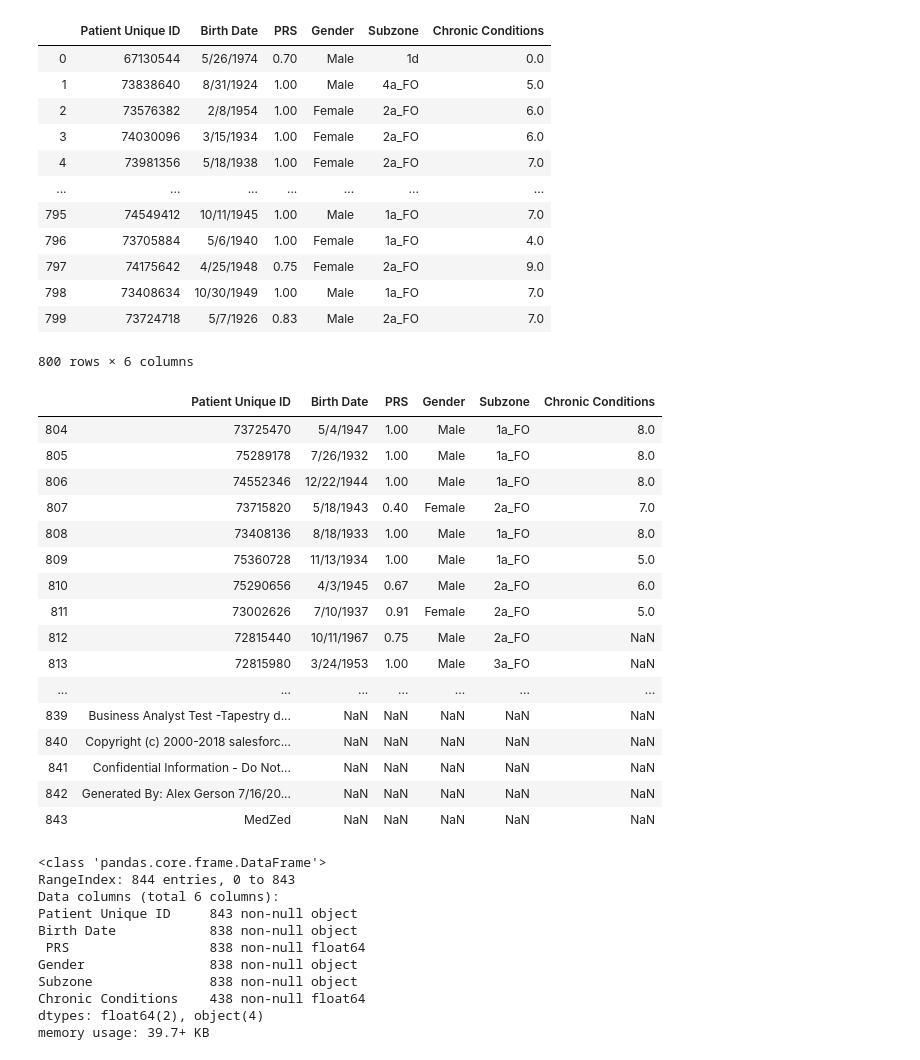
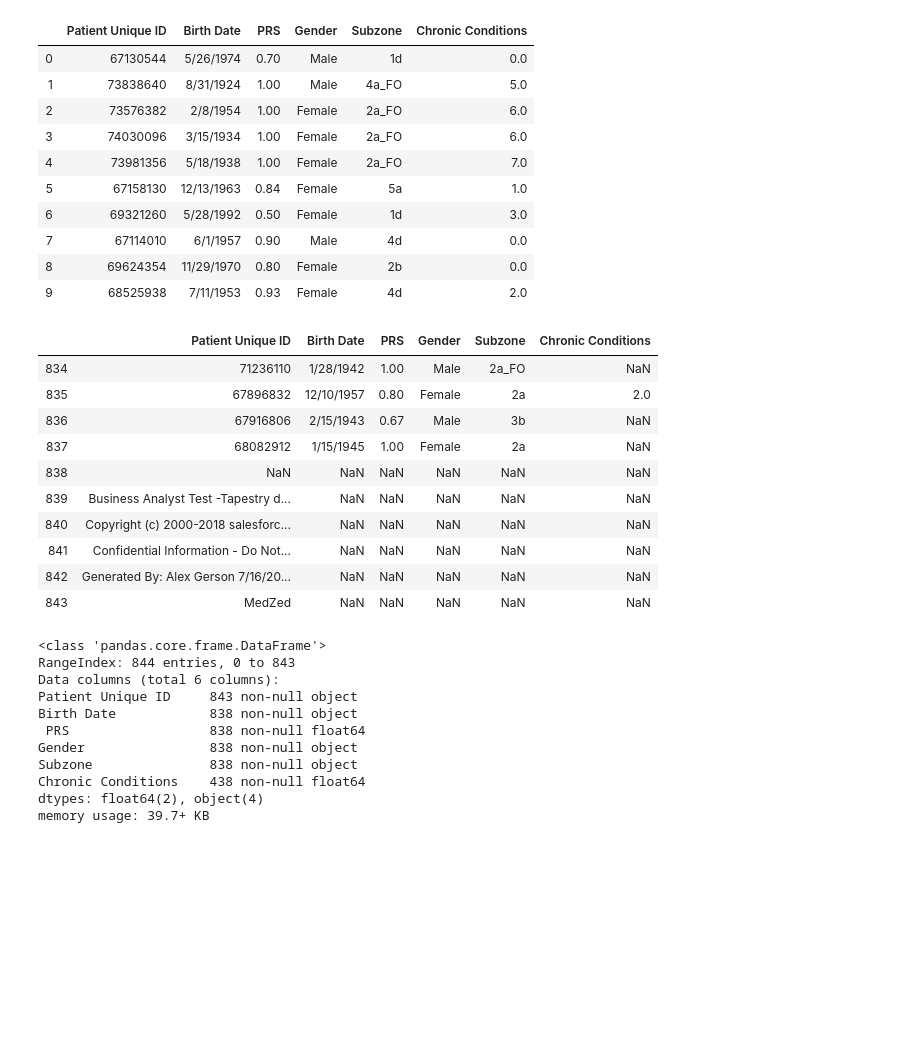
Before and after one commit to ThoaShook/Analyst_Test_Tasks, a Jupyter notebook: Tapestry_Patient_Analysis/Tapestry_Patients_Analysis.ipynb, the cells around one changed output. Saved outputs shown, nothing was run; the diff lists cells and outputs as text; code cells hidden in the pictures; blank space fills up the shorter version.

```diff
--- a/Tapestry_Patient_Analysis/Tapestry_Patients_Analysis.ipynb
+++ b/Tapestry_Patient_Analysis/Tapestry_Patients_Analysis.ipynb
@@ -10,7 +10,7 @@ sns.set(style="darkgrid")
 # upload Tapestry_patients file
 # explore the first 800 rows
 df = pd.read_csv('Analyst_Test_Tapestry_patients.csv')
-df.head(800)
+df.head(10)
 # %% [output]
 |  | Patient Unique ID | Birth Date | PRS | Gender | Subzone | Chronic Conditions |
 | 0 | 67130544 | 5/26/1974 | 0.70 | Male | 1d | 0.0 |
@@ -18,29 +18,21 @@ df.head(800)
 | 2 | 73576382 | 2/8/1954 | 1.00 | Female | 2a_FO | 6.0 |
 | 3 | 74030096 | 3/15/1934 | 1.00 | Female | 2a_FO | 6.0 |
 | 4 | 73981356 | 5/18/1938 | 1.00 | Female | 2a_FO | 7.0 |
-| ... | ... | ... | ... | ... | ... | ... |
-| 795 | 74549412 | 10/11/1945 | 1.00 | Male | 1a_FO | 7.0 |
-| 796 | 73705884 | 5/6/1940 | 1.00 | Female | 1a_FO | 4.0 |
-| 797 | 74175642 | 4/25/1948 | 0.75 | Female | 2a_FO | 9.0 |
-| 798 | 73408634 | 10/30/1949 | 1.00 | Male | 1a_FO | 7.0 |
-| 799 | 73724718 | 5/7/1926 | 0.83 | Male | 2a_FO | 7.0 |
+| 5 | 67158130 | 12/13/1963 | 0.84 | Female | 5a | 1.0 |
+| 6 | 69321260 | 5/28/1992 | 0.50 | Female | 1d | 3.0 |
+| 7 | 67114010 | 6/1/1957 | 0.90 | Male | 4d | 0.0 |
+| 8 | 69624354 | 11/29/1970 | 0.80 | Female | 2b | 0.0 |
+| 9 | 68525938 | 7/11/1953 | 0.93 | Female | 4d | 2.0 |
-800 rows × 6 columns
 # %%
 # explore the last 40 rows
-df.tail(40)
+df.tail(10)
 # %% [output]
 |  | Patient Unique ID | Birth Date | PRS | Gender | Subzone | Chronic Conditions |
-| 804 | 73725470 | 5/4/1947 | 1.00 | Male | 1a_FO | 8.0 |
-| 805 | 75289178 | 7/26/1932 | 1.00 | Male | 1a_FO | 8.0 |
-| 806 | 74552346 | 12/22/1944 | 1.00 | Male | 1a_FO | 8.0 |
-| 807 | 73715820 | 5/18/1943 | 0.40 | Female | 2a_FO | 7.0 |
-| 808 | 73408136 | 8/18/1933 | 1.00 | Male | 1a_FO | 8.0 |
-| 809 | 75360728 | 11/13/1934 | 1.00 | Male | 1a_FO | 5.0 |
-| 810 | 75290656 | 4/3/1945 | 0.67 | Male | 2a_FO | 6.0 |
-| 811 | 73002626 | 7/10/1937 | 0.91 | Female | 2a_FO | 5.0 |
-| 812 | 72815440 | 10/11/1967 | 0.75 | Male | 2a_FO | NaN |
-| 813 | 72815980 | 3/24/1953 | 1.00 | Male | 3a_FO | NaN |
-| ... | ... | ... | ... | ... | ... | ... |
+| 834 | 71236110 | 1/28/1942 | 1.00 | Male | 2a_FO | NaN |
+| 835 | 67896832 | 12/10/1957 | 0.80 | Female | 2a | 2.0 |
+| 836 | 67916806 | 2/15/1943 | 0.67 | Male | 3b | NaN |
+| 837 | 68082912 | 1/15/1945 | 1.00 | Female | 2a | NaN |
+| 838 | NaN | NaN | NaN | NaN | NaN | NaN |
 | 839 | Business Analyst Test -Tapestry d... | NaN | NaN | NaN | NaN | NaN |
 | 840 | Copyright (c) 2000-2018 salesforc... | NaN | NaN | NaN | NaN | NaN |
 | 841 | Confidential Information - Do Not... | NaN | NaN | NaN | NaN | NaN |
```
Also changed, not shown: parts of 14 cells of this notebook.
